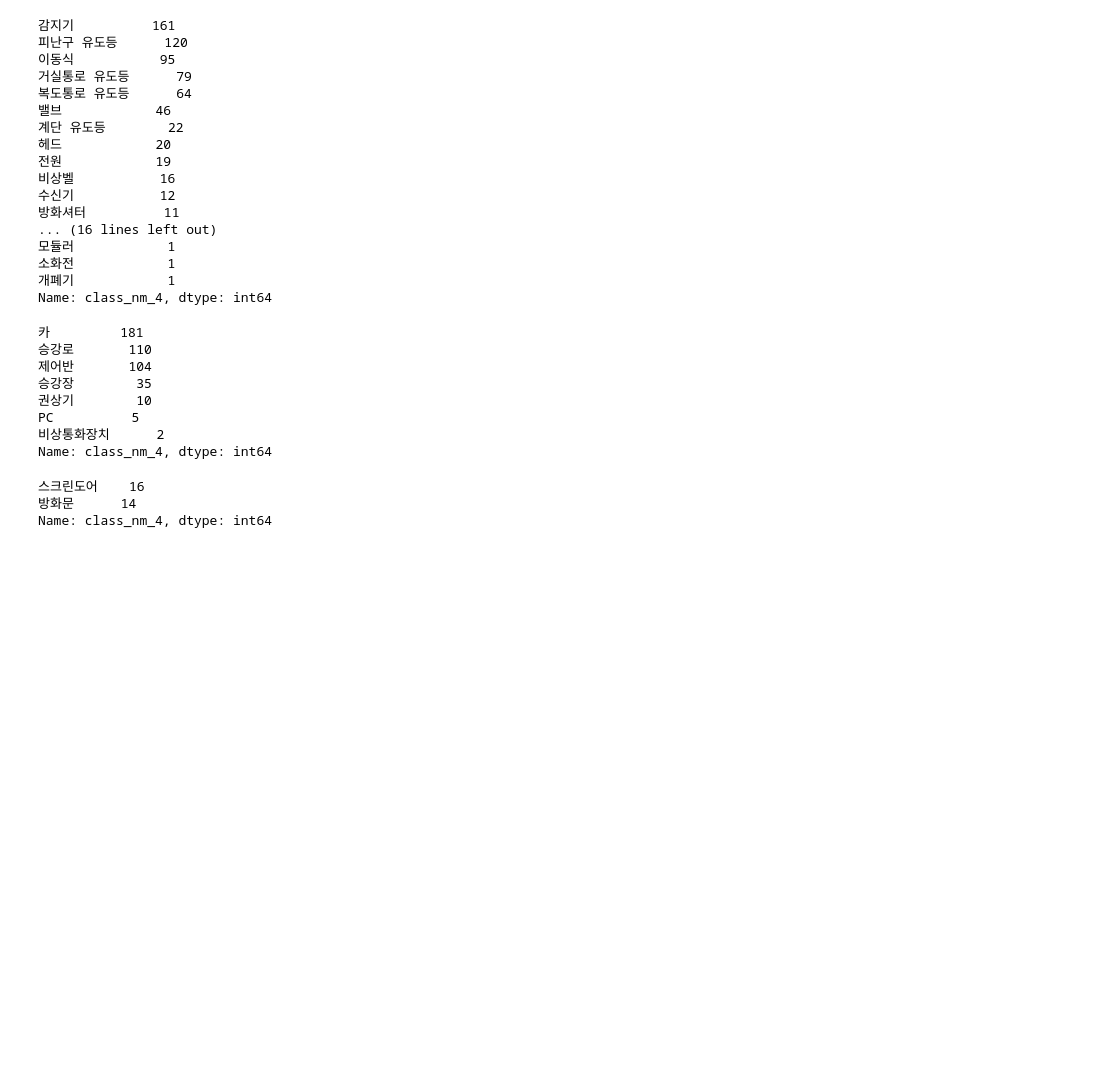
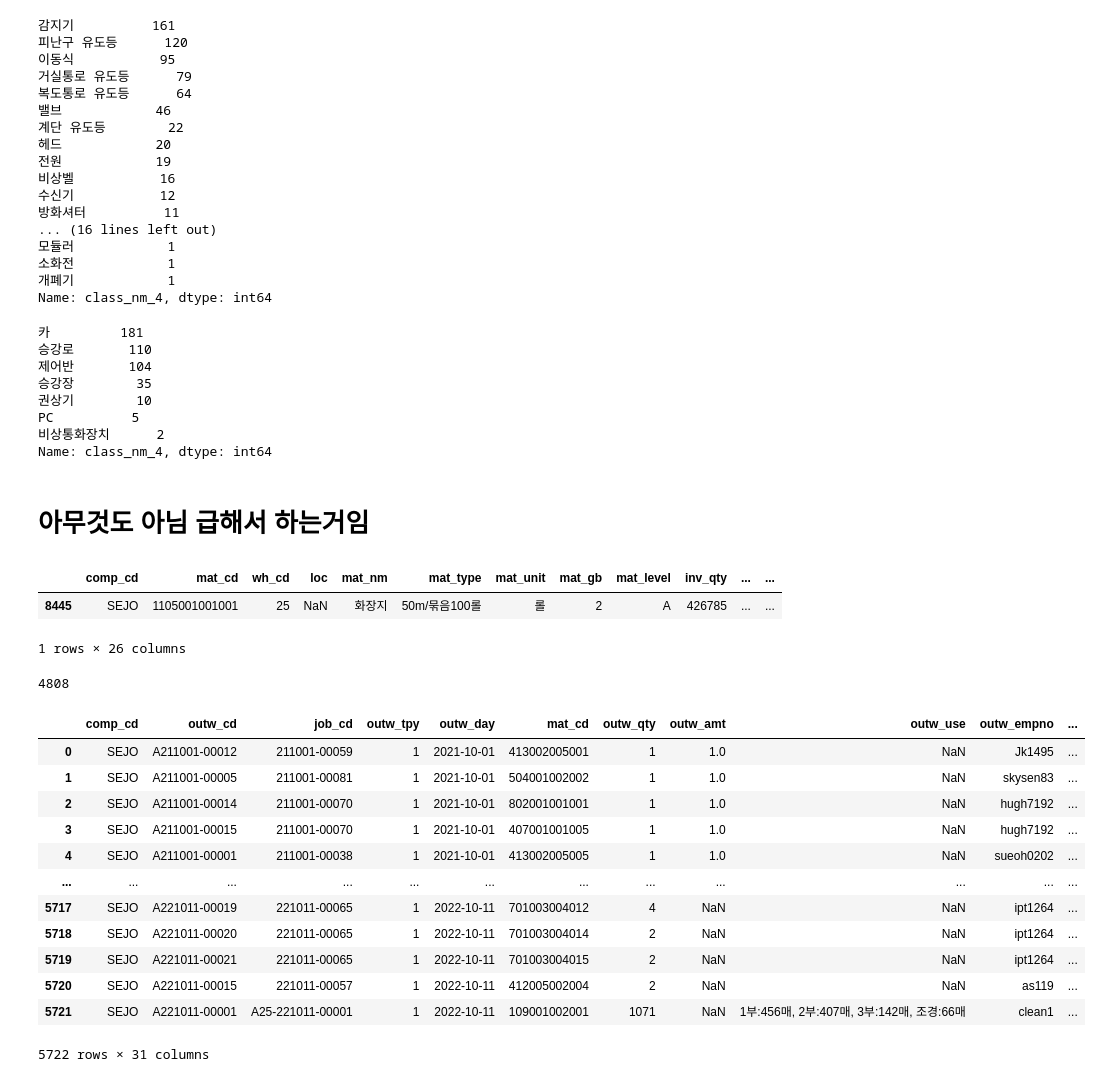
Before and after one commit to KeumHyeonJun/Governmnet_project, a Jupyter notebook: 자재/EDA_ver2.ipynb, the cells around one changed output. Drawn from its saved outputs; the diff is of its cells as text; code cells hidden in the pictures; blank space fills up the shorter version.

```diff
--- a/자재/EDA_ver2.ipynb
+++ b/자재/EDA_ver2.ipynb
@@ -168,11 +168,5 @@ Name: class_nm_4, dtype: int64
 PC          5
 비상통화장치      2
 Name: class_nm_4, dtype: int64
-# %%
-
-건축= equipment[equipment['class_nm_1']=='건축']
-건축['class_nm_4'].value_counts(ascending=False)6831
-# %% [output]
-스크린도어    16
-방화문      14
-Name: class_nm_4, dtype: int64
+# %% [markdown]
+# 아무것도 아님 급해서 하는거임
@@ -178,0 +175,27 @@ Name: class_nm_4, dtype: int64
+# %%
+df[df['inv_qty']==426785]
+# %% [output]
+|  | comp_cd | mat_cd | wh_cd | loc | mat_nm | mat_type | mat_unit | mat_gb | mat_level | inv_qty | ... | ... |
+| 8445 | SEJO | 1105001001001 | 25 | NaN | 화장지 | 50m/묶음100롤 | 롤 | 2 | A | 426785 | ... | ... |
+1 rows × 26 columns
+# %%
+df[df['mat_nm'] == '알칼리건전지']['inv_qty'].sum()
+# %% [output]
+4808
+# %%
+df2 = pd.read_excel('/Users/keumhyeonjun/Projects/행안부/자재/GFMS DB/FMSB07_자재출고.xlsx')
+df2
+# %% [output]
+|  | comp_cd | outw_cd | job_cd | outw_tpy | outw_day | mat_cd | outw_qty | outw_amt | outw_use | outw_empno | ... |
+| 0 | SEJO | A211001-00012 | 211001-00059 | 1 | 2021-10-01 | 413002005001 | 1 | 1.0 | NaN | Jk1495 | ... |
+| 1 | SEJO | A211001-00005 | 211001-00081 | 1 | 2021-10-01 | 504001002002 | 1 | 1.0 | NaN | skysen83 | ... |
+| 2 | SEJO | A211001-00014 | 211001-00070 | 1 | 2021-10-01 | 802001001001 | 1 | 1.0 | NaN | hugh7192 | ... |
+| 3 | SEJO | A211001-00015 | 211001-00070 | 1 | 2021-10-01 | 407001001005 | 1 | 1.0 | NaN | hugh7192 | ... |
+| 4 | SEJO | A211001-00001 | 211001-00038 | 1 | 2021-10-01 | 413002005005 | 1 | 1.0 | NaN | sueoh0202 | ... |
+| ... | ... | ... | ... | ... | ... | ... | ... | ... | ... | ... | ... |
+| 5717 | SEJO | A221011-00019 | 221011-00065 | 1 | 2022-10-11 | 701003004012 | 4 | NaN | NaN | ipt1264 | ... |
+| 5718 | SEJO | A221011-00020 | 221011-00065 | 1 | 2022-10-11 | 701003004014 | 2 | NaN | NaN | ipt1264 | ... |
+| 5719 | SEJO | A221011-00021 | 221011-00065 | 1 | 2022-10-11 | 701003004015 | 2 | NaN | NaN | ipt1264 | ... |
+| 5720 | SEJO | A221011-00015 | 221011-00057 | 1 | 2022-10-11 | 412005002004 | 2 | NaN | NaN | as119 | ... |
+| 5721 | SEJO | A221011-00001 | A25-221011-00001 | 1 | 2022-10-11 | 109001002001 | 1071 | NaN | 1부:456매, 2부:407매, 3부:142매, 조경:66매 | clean1 | ... |
+5722 rows × 31 columns
```
Also changed, not shown: parts of 4 cells of this notebook, 11 other files.
